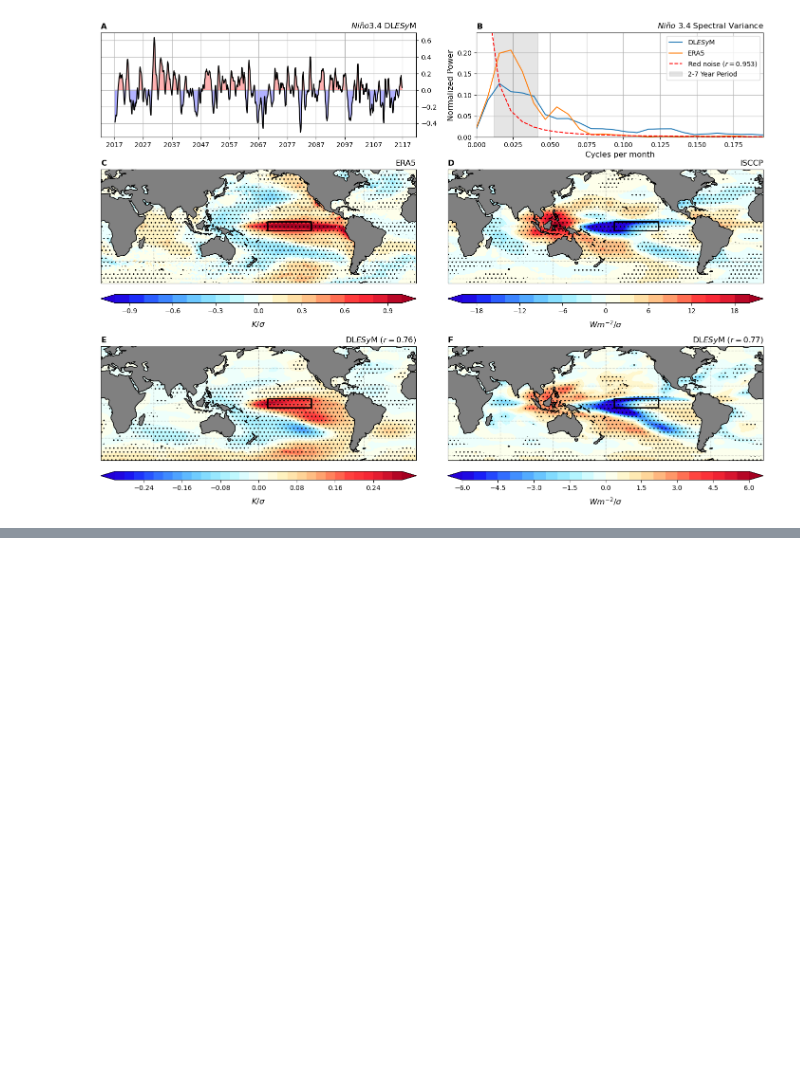
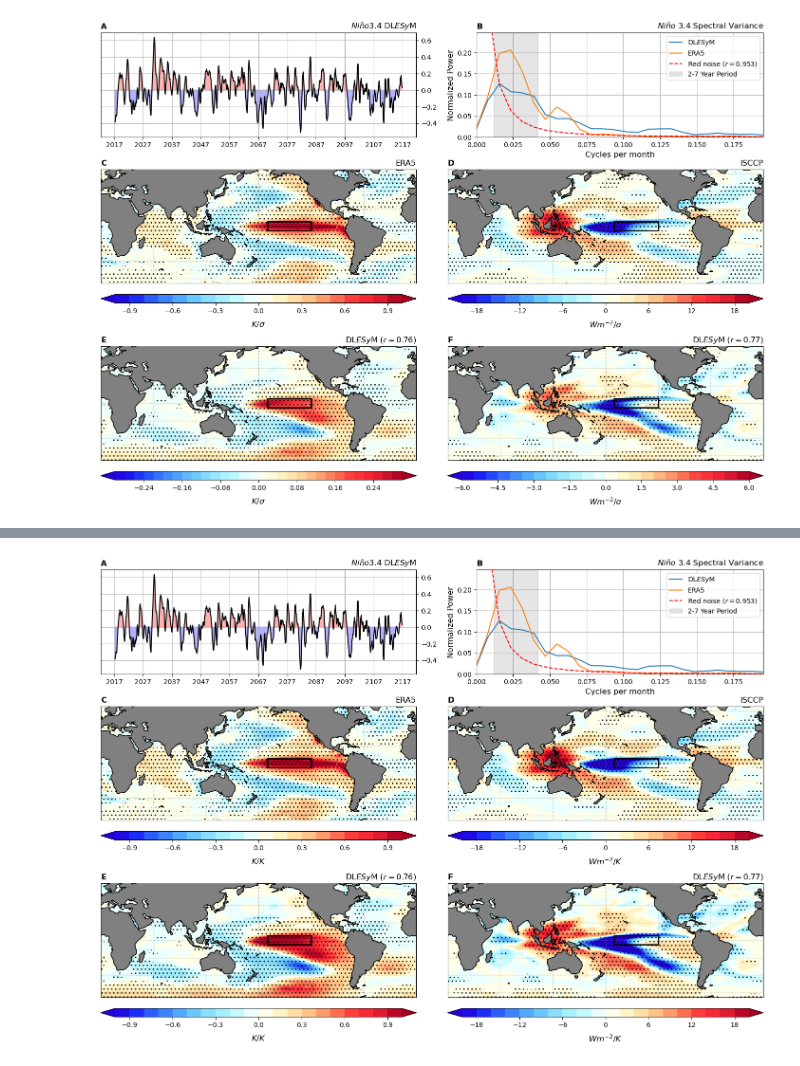
Before and after one commit to AtmosSci-DLESM/DLESyM, a Jupyter notebook: evaluation/enso_figure10/Figure_10_ENSO.ipynb, the cells around one changed output, grey strips where cells are left out. Drawn from its saved outputs; the diff is of its cells as text; code cells hidden in the pictures; blank space fills up the shorter version.

Commit message:
add non normalized files

```diff
--- a/evaluation/enso_figure10/Figure_10_ENSO.ipynb
+++ b/evaluation/enso_figure10/Figure_10_ENSO.ipynb
@@ -663,0 +688,14 @@ plot_regression_grid(datasets, infos, pvalues_list=pvalues, nrows=2, ncols=2, fi
+# %%
+datasets = [sst_obs_regcoeff_nonstd, olr_obs_regcoeff_nonstd, sst_forecast_regcoeff_nonstd, olr_forecast_regcoeff_nonstd]
+pvalues = [sst_obs_pvals_nonstd, olr_obs_pvals_nonstd, sst_forecast_pvals_nonstd, olr_forecast_pvals_nonstd]
+
+# Save each of these to a file
+ROOT = "data/"
+for data in datasets:
+    if not os.path.exists(os.path.join(ROOT, f"{data.name}.nc")):
+        print(f"Saving {data.name}.nc")
+        data.to_netcdf(os.path.join(ROOT, f"{data.name}.nc"))
+for pval in pvalues:
+    if not os.path.exists(os.path.join(ROOT, f"{pval.name}.nc")):
+        print(f"Saving {pval.name}.nc")
+        pval.to_netcdf(os.path.join(ROOT, f"{pval.name}.nc"))
@@ -663,0 +711,26 @@ plot_regression_grid(datasets, infos, pvalues_list=pvalues, nrows=2, ncols=2, fi
+# %%
+# now load them back in if needed
+datasets = [
+    xr.open_dataarray(os.path.join(ROOT, "sst_obs_regcoeff_nonstd.nc")),
+    xr.open_dataarray(os.path.join(ROOT, "olr_obs_regcoeff_nonstd.nc")),
+    xr.open_dataarray(os.path.join(ROOT, "sst_forecast_regcoeff_nonstd.nc")),
+    xr.open_dataarray(os.path.join(ROOT, "olr_forecast_regcoeff_nonstd.nc"))
+]
+pvalues = [
+    xr.open_dataarray(os.path.join(ROOT, "sst_obs_pvals_nonstd.nc")),
+    xr.open_dataarray(os.path.join(ROOT, "olr_obs_pvals_nonstd.nc")),
+    xr.open_dataarray(os.path.join(ROOT, "sst_forecast_pvals_nonstd.nc")),
+    xr.open_dataarray(os.path.join(ROOT, "olr_forecast_pvals_nonstd.nc"))
+]
+
+infos = [
+    {"save_name": "Figure_10_ENSO_non_normalized",
+     "left_title_1": "C", "right_title_1": "ERA5", "cbar_label": r"$K/K$", "levels": np.arange(-1, 1.1, 0.1)},
+    {"left_title_1": "D", "right_title_1": "ISCCP", "cbar_label": r"$Wm^{-2}/K$", "levels": np.arange(-20, 22, 2)},
+    {"left_title_1": "E", "right_title_1": r"DL$ESy$M $(r=0.76)$", "cbar_label": r"$K/K$", "levels": np.arange(-1, 1.1, 0.1)},
+    {"left_title_1": "F", "right_title_1": r"DL$ESy$M $(r=0.77)$", "cbar_label": r"$Wm^{-2}/K$", "levels": np.arange(-20, 22, 2)},
+]
+
+plot_regression_grid(datasets, infos, pvalues_list=pvalues, nrows=2, ncols=2, figsize=(18, 12))
+# %% [output]
+[figure, added]
```
Also changed, not shown: parts of 7 cells of this notebook, 2 other files.
